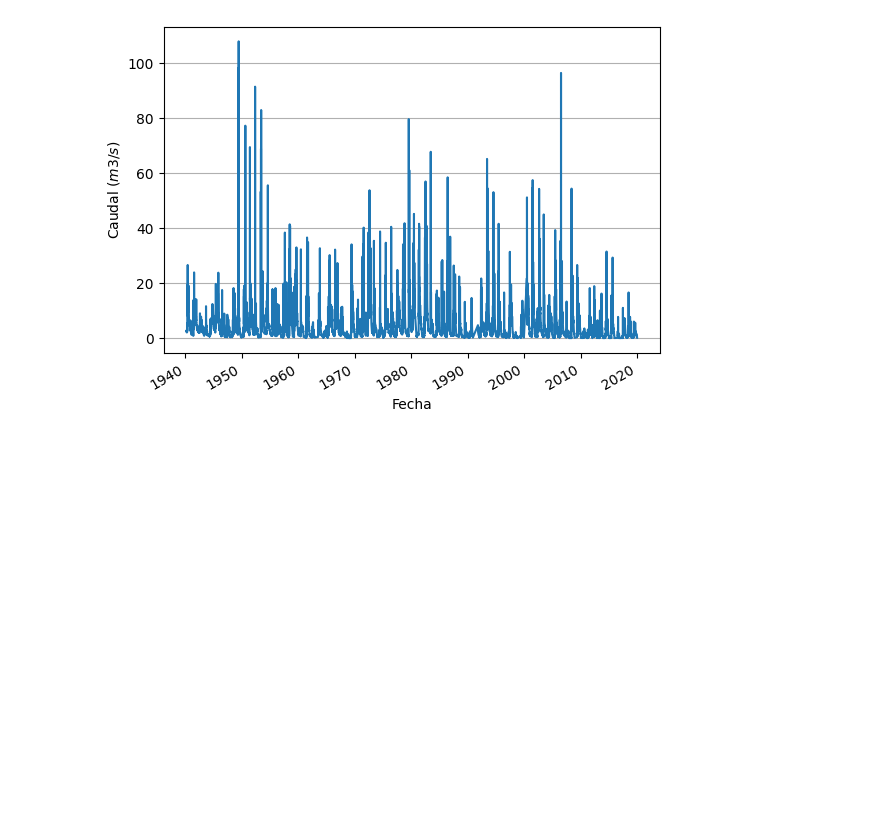
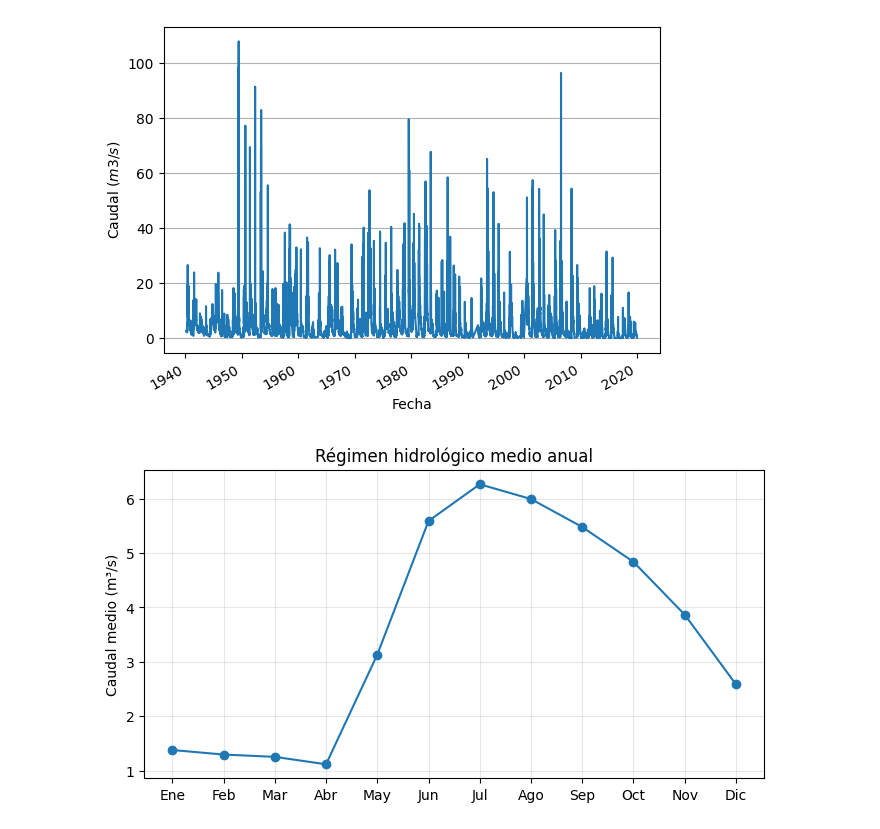
Before and after one commit to matiasalz/RIO-ITATA, a Jupyter notebook: 04_Escorrentía.ipynb, the cells around one changed output. Saved outputs shown, nothing was run; the diff lists cells and outputs as text; code cells hidden in the pictures; blank space fills up the shorter version.

```diff
--- a/04_Escorrentía.ipynb
+++ b/04_Escorrentía.ipynb
@@ -270,3 +252,18 @@ plt.show()
 # %% [output]
 <Figure size 1200x500 with 0 Axes>
 [figure]
+# %%
+monthly = RInv.groupby(RInv.index.month)["caudal_diario_m3_s"].mean()
+
+meses = ["Ene","Feb","Mar","Abr","May","Jun",
+         "Jul","Ago","Sep","Oct","Nov","Dic"]
+
+plt.figure(figsize=(8,4))
+plt.plot(monthly.index, monthly.values, marker="o")
+plt.xticks(range(1,13), meses)
+plt.ylabel("Caudal medio (m³/s)")
+plt.title("Régimen hidrológico medio anual")
+plt.grid(alpha=0.3)
+plt.show()
+# %% [output]
+[figure, added]
```
Also changed, not shown: parts of 9 cells of this notebook.
